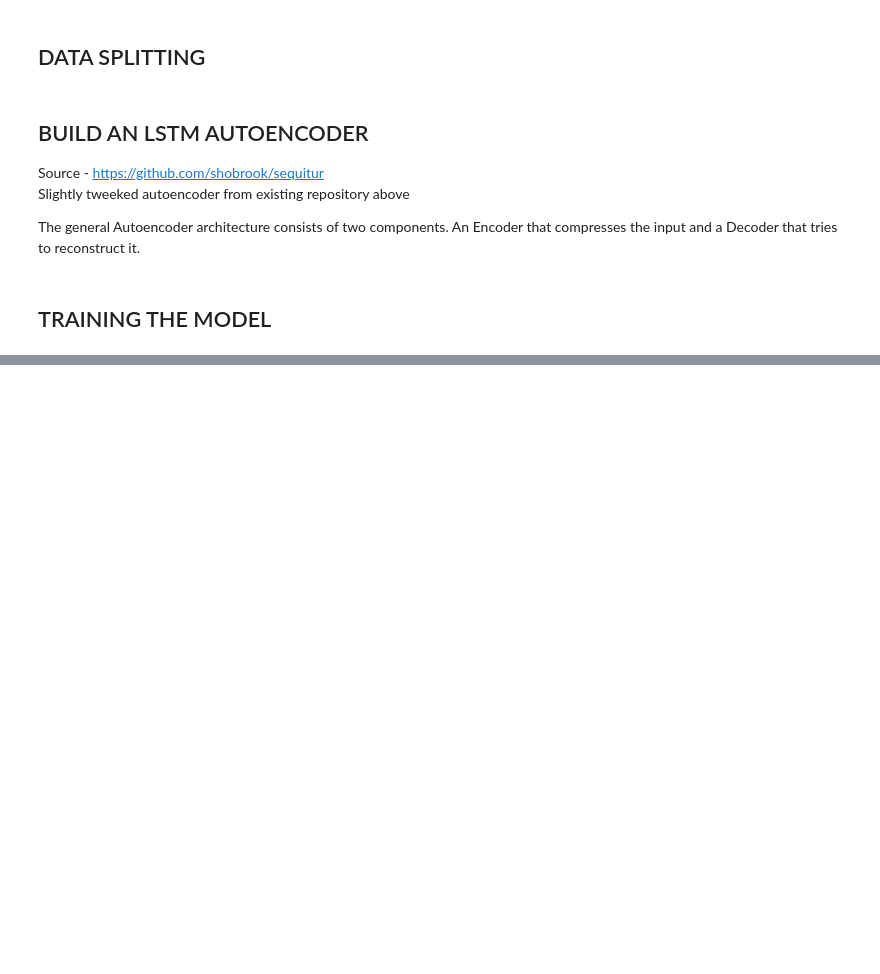
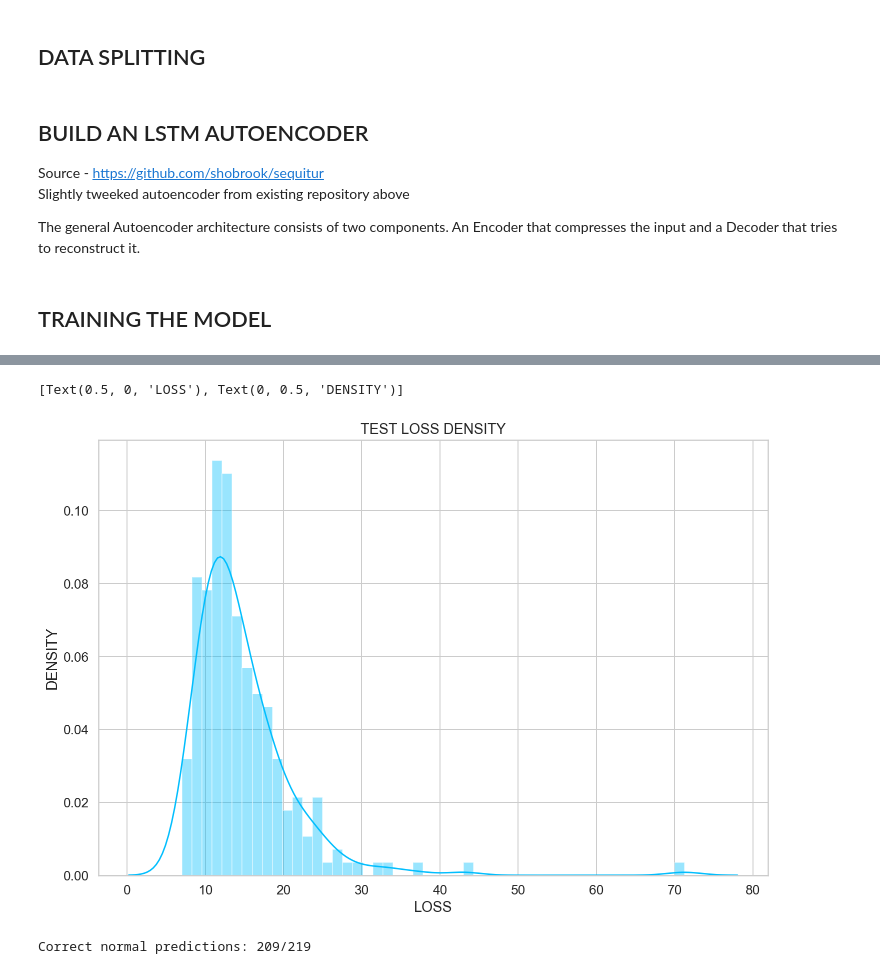
Before and after one commit to dario-sZM/ECG-Anomaly-Detection, a Jupyter notebook: ECG_LSTM_Autoencoder.ipynb, the cells around one changed output, grey strips where cells are left out. Cells and saved outputs as stored; diff of their text form; code cells hidden in the pictures; blank space fills up the shorter version.

```diff
--- a/ECG_LSTM_Autoencoder.ipynb
+++ b/ECG_LSTM_Autoencoder.ipynb
@@ -345,0 +361,13 @@ KeyboardInterrupt:
+# %%
+predictions, pred_losses = predict(model, test_normal_dataset)
+ax = sns.distplot(pred_losses, bins=50, kde=True)
+ax.set_title('TEST LOSS DENSITY')
+ax.set(xlabel='LOSS', ylabel='DENSITY')
+# %% [output]
+[Text(0.5, 0, 'LOSS'), Text(0, 0.5, 'DENSITY')]
+[figure, added]
+# %%
+correct = sum(l <= THRESHOLD for l in pred_losses)
+print(f'Correct normal predictions: {correct}/{len(test_normal_dataset)}')
+# %% [output]
+Correct normal predictions: 209/219
```
Also changed, not shown: parts of 22 cells of this notebook.
